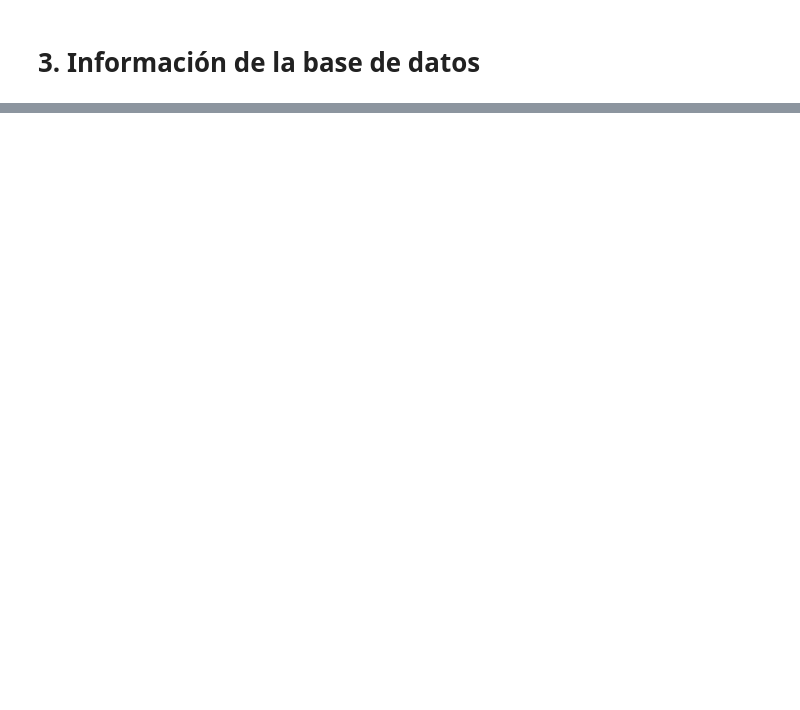
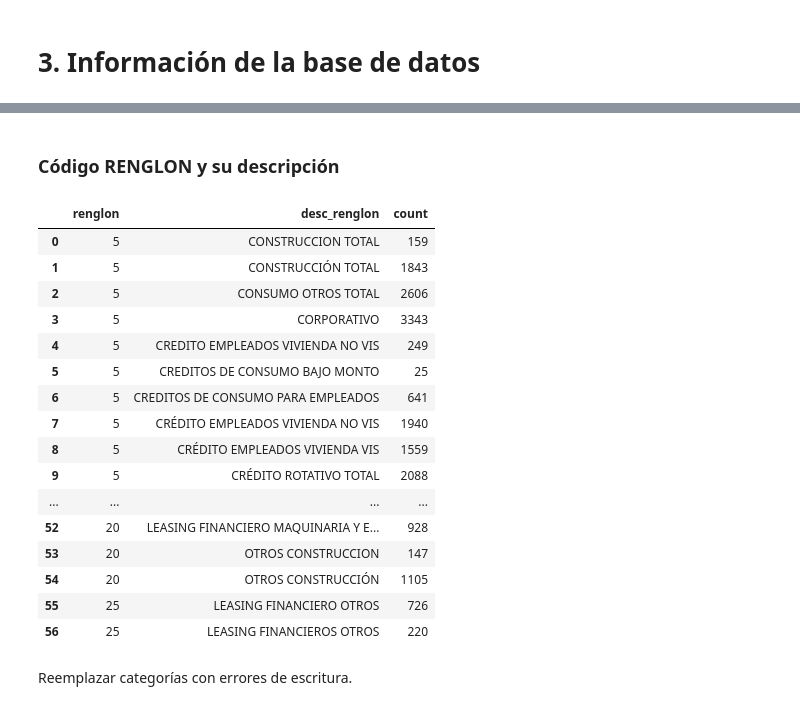
Before and after one commit to AlexanderBedoyaC/no_supervisado, a Jupyter notebook: 1. Limpieza y Transformación.ipynb, the cells around one changed output, grey strips where cells are left out. Drawn from its saved outputs; the diff is of its cells as text; code cells hidden in the pictures; blank space fills up the shorter version.

```diff
--- a/1. Limpieza y Transformación.ipynb
+++ b/1. Limpieza y Transformación.ipynb
@@ -133,0 +118,25 @@ df.groupby(['año'], dropna=False)[['codigo_dane']].count().rename(columns={'cod
+# %% [markdown]
+### Código RENGLON y su descripción
+# %%
+b2 = df.groupby(['renglon', 'desc_renglon'], dropna=False)[['renglon']].count().rename(columns={'renglon':'count'}).reset_index()
+display(b2.style.set_properties(**{'text-align': 'left'}))
+# %% [output]
+|  | renglon | desc_renglon | count |
+| 0 | 5 | CONSTRUCCION TOTAL | 159 |
+| 1 | 5 | CONSTRUCCIÓN TOTAL | 1843 |
+| 2 | 5 | CONSUMO OTROS TOTAL | 2606 |
+| 3 | 5 | CORPORATIVO | 3343 |
+| 4 | 5 | CREDITO EMPLEADOS VIVIENDA NO VIS | 249 |
+| 5 | 5 | CREDITOS DE CONSUMO BAJO MONTO | 25 |
+| 6 | 5 | CREDITOS DE CONSUMO PARA EMPLEADOS | 641 |
+| 7 | 5 | CRÉDITO EMPLEADOS VIVIENDA NO VIS | 1940 |
+| 8 | 5 | CRÉDITO EMPLEADOS VIVIENDA VIS | 1559 |
+| 9 | 5 | CRÉDITO ROTATIVO TOTAL | 2088 |
+| ... | ... | ... | ... |
+| 52 | 20 | LEASING FINANCIERO MAQUINARIA Y E... | 928 |
+| 53 | 20 | OTROS CONSTRUCCION | 147 |
+| 54 | 20 | OTROS CONSTRUCCIÓN | 1105 |
+| 55 | 25 | LEASING FINANCIERO OTROS | 726 |
+| 56 | 25 | LEASING FINANCIEROS OTROS | 220 |
+# %% [markdown]
+Reemplazar categorías con errores de escritura.
```
Also changed, not shown: parts of 67 cells of this notebook, 5 other files.
